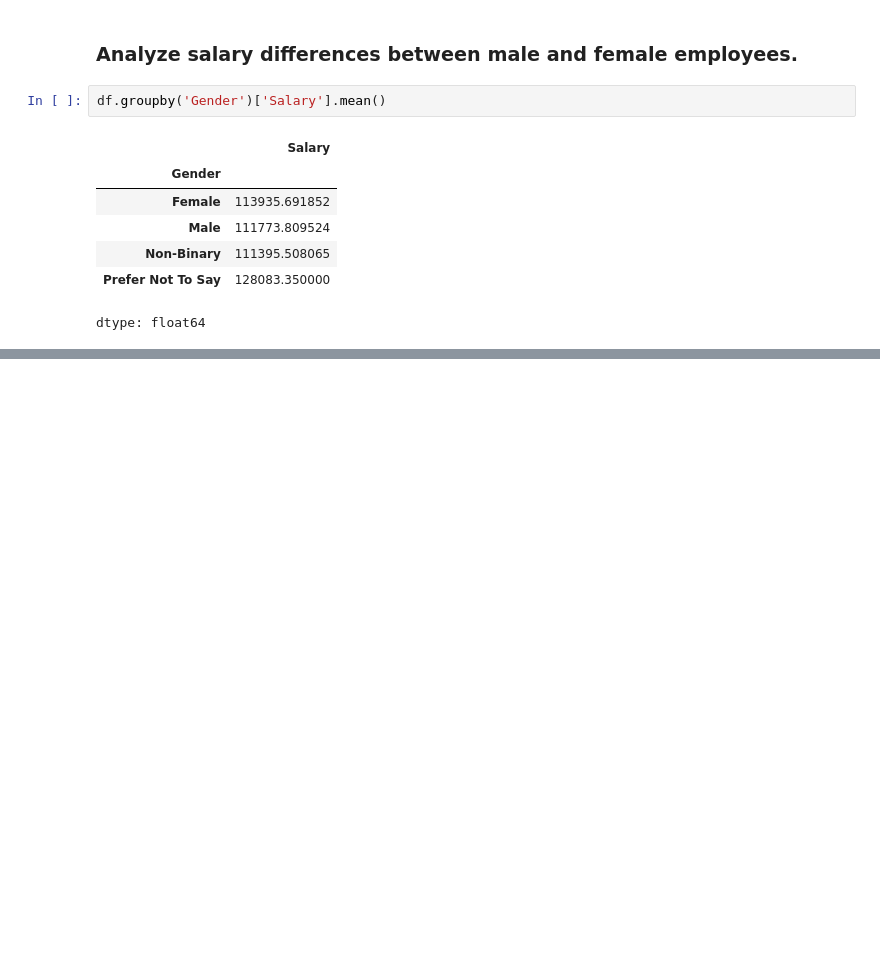
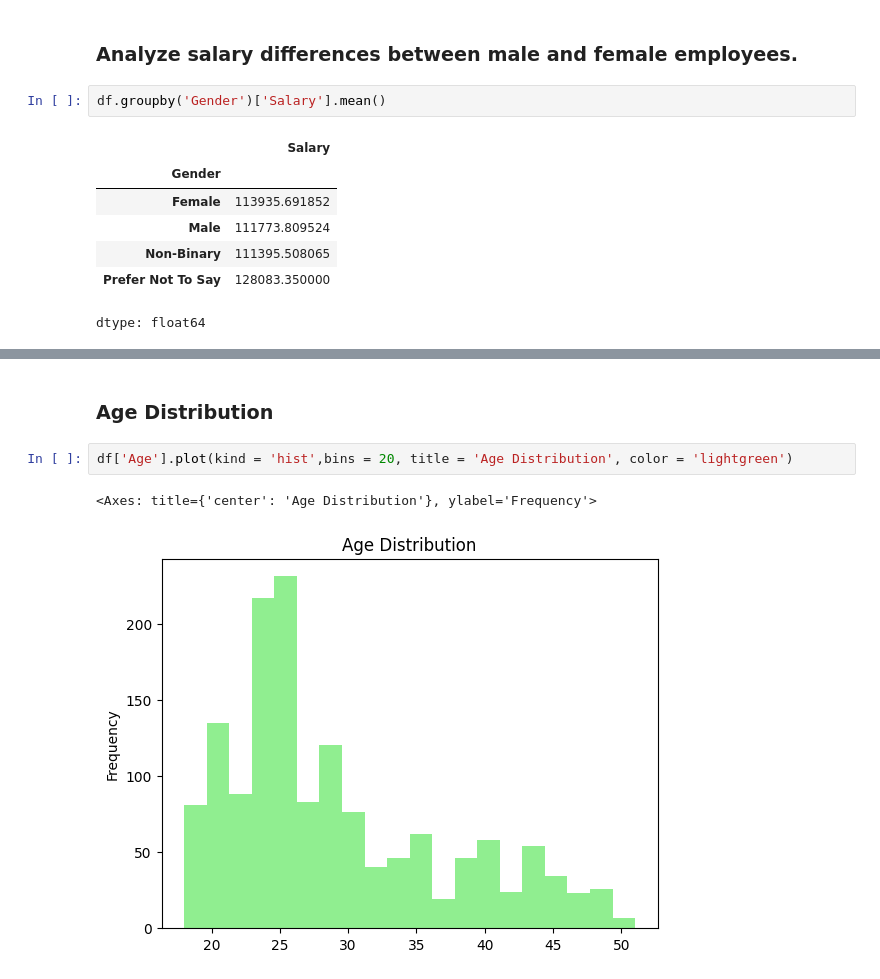
Before and after one commit to aadi-kanwar/Employee-Attrition, a Jupyter notebook: Employee_Attrition.ipynb, the cells around one changed output, grey strips where cells are left out. Drawn from its saved outputs; the diff is of its cells as text; blank space fills up the shorter version.

```diff
--- a/Employee_Attrition.ipynb
+++ b/Employee_Attrition.ipynb
@@ -376,0 +535,7 @@ dtype: float64
+# %% [markdown]
+### Age Distribution
+# %%
+df['Age'].plot(kind = 'hist',bins = 20, title = 'Age Distribution', color = 'lightgreen')
+# %% [output]
+<Axes: title={'center': 'Age Distribution'}, ylabel='Frequency'>
+[figure, added]
```
Also changed, not shown: parts of 81 cells of this notebook.
